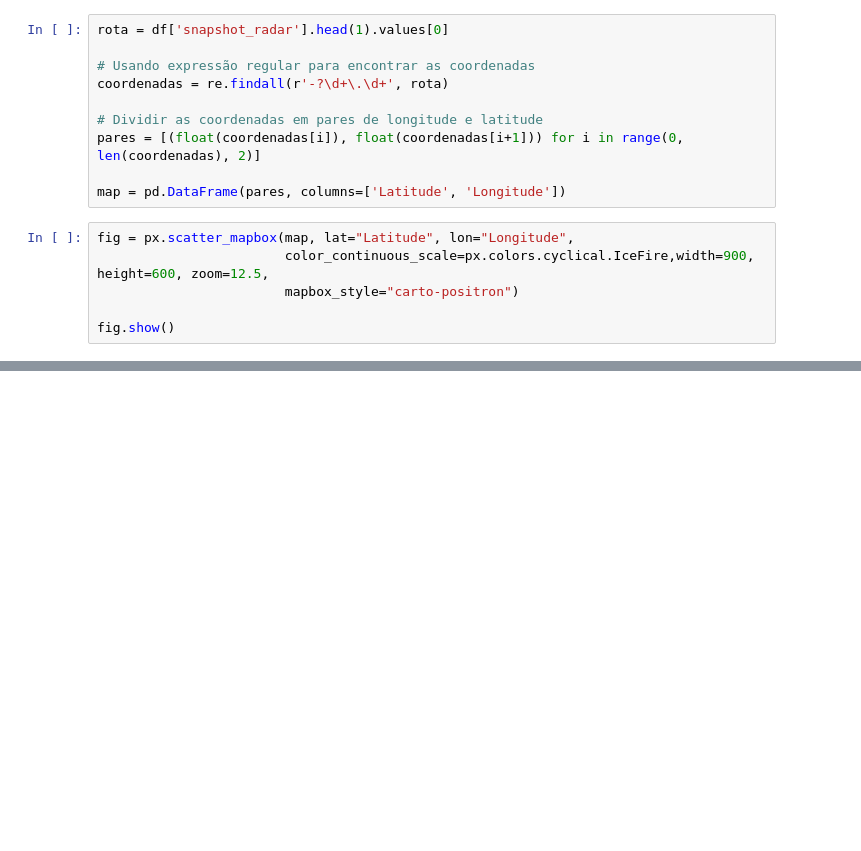
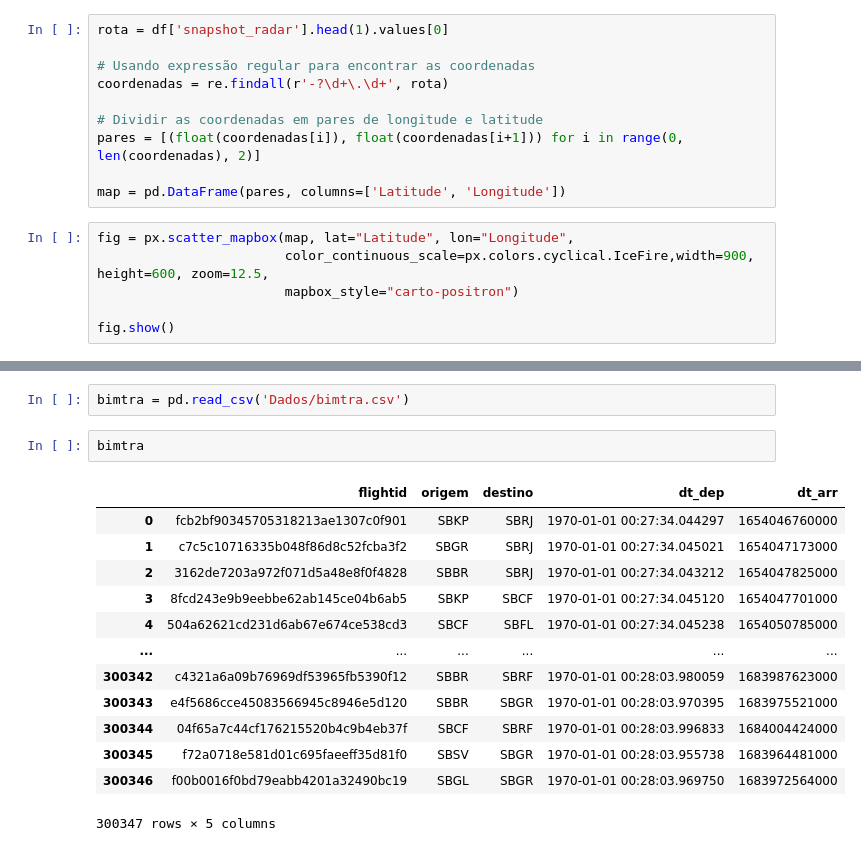
Before and after one commit to UFRJ-Analytica/competicao-ita, a Jupyter notebook: main.ipynb, the cells around one changed output, grey strips where cells are left out. Drawn from its saved outputs; the diff is of its cells as text; blank space fills up the shorter version.

```diff
--- a/main.ipynb
+++ b/main.ipynb
@@ -62,0 +98,18 @@ df.head(2).T
+# %%
+bimtra = pd.read_csv('Dados/bimtra.csv')
+# %%
+bimtra
+# %% [output]
+|  | flightid | origem | destino | dt_dep | dt_arr |
+| 0 | fcb2bf90345705318213ae1307c0f901 | SBKP | SBRJ | 1970-01-01 00:27:34.044297 | 1654046760000 |
+| 1 | c7c5c10716335b048f86d8c52fcba3f2 | SBGR | SBRJ | 1970-01-01 00:27:34.045021 | 1654047173000 |
+| 2 | 3162de7203a972f071d5a48e8f0f4828 | SBBR | SBRJ | 1970-01-01 00:27:34.043212 | 1654047825000 |
+| 3 | 8fcd243e9b9eebbe62ab145ce04b6ab5 | SBKP | SBCF | 1970-01-01 00:27:34.045120 | 1654047701000 |
+| 4 | 504a62621cd231d6ab67e674ce538cd3 | SBCF | SBFL | 1970-01-01 00:27:34.045238 | 1654050785000 |
+| ... | ... | ... | ... | ... | ... |
+| 300342 | c4321a6a09b76969df53965fb5390f12 | SBBR | SBRF | 1970-01-01 00:28:03.980059 | 1683987623000 |
+| 300343 | e4f5686cce45083566945c8946e5d120 | SBBR | SBGR | 1970-01-01 00:28:03.970395 | 1683975521000 |
+| 300344 | 04f65a7c44cf176215520b4c9b4eb37f | SBCF | SBRF | 1970-01-01 00:28:03.996833 | 1684004424000 |
+| 300345 | f72a0718e581d01c695faeeff35d81f0 | SBSV | SBGR | 1970-01-01 00:28:03.955738 | 1683964481000 |
+| 300346 | f00b0016f0bd79eabb4201a32490bc19 | SBGL | SBGR | 1970-01-01 00:28:03.969750 | 1683972564000 |
+300347 rows × 5 columns
```
Also changed, not shown: parts of 9 cells of this notebook, 2 other files.
